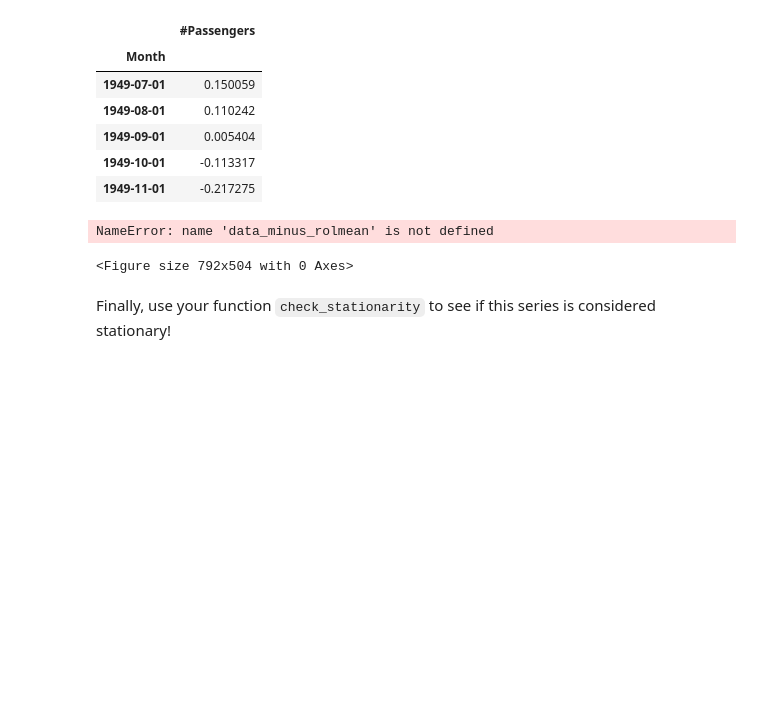
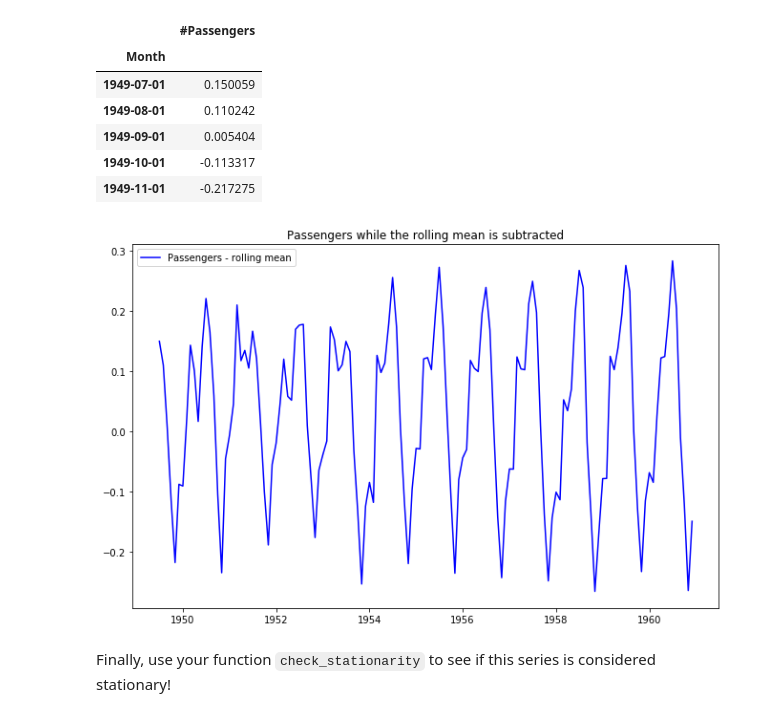
Before and after one commit to harrisonhardin/dsc-removing-trends-lab-houston-ds-042219, a Jupyter notebook: index.ipynb, the cells around one changed output. Drawn from its saved outputs; the diff is of its cells as text; code cells hidden in the pictures; blank space fills up the shorter version.

```diff
--- a/index.ipynb
+++ b/index.ipynb
@@ -161,13 +161,12 @@ MAisrolmean.head()
 # %%
 # Plot the result
 fig = plt.figure(figsize=(11,7))
-plt.plot(data_minus_rolmean, color='blue',label='Passengers - rolling mean')
+plt.plot(MAisrolmean, color='blue',label='Passengers - rolling mean')
 plt.legend(loc='best')
 plt.title('Passengers while the rolling mean is subtracted')
 plt.show(block=False)
 # %% [output]
-NameError: name 'data_minus_rolmean' is not defined
-<Figure size 792x504 with 0 Axes>
+[figure, added]
 # %% [markdown]
 Finally, use your function `check_stationarity` to see if this series is considered stationary!
 # %%
```
